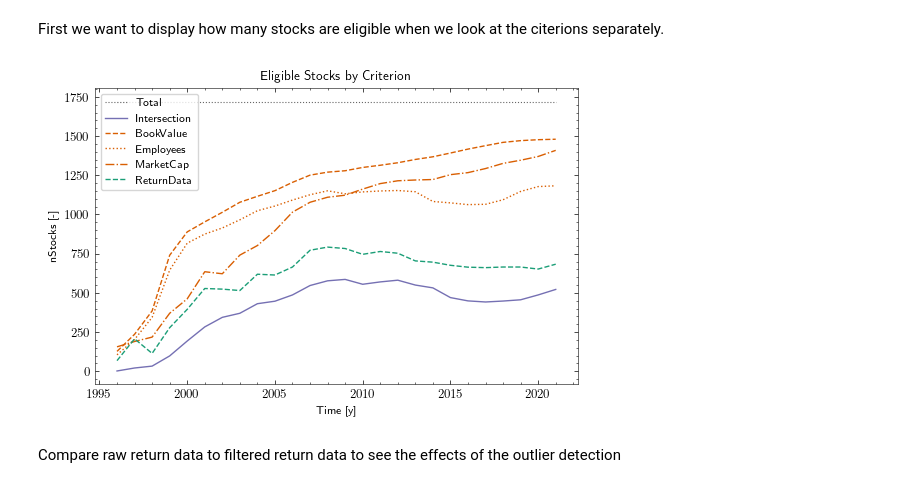
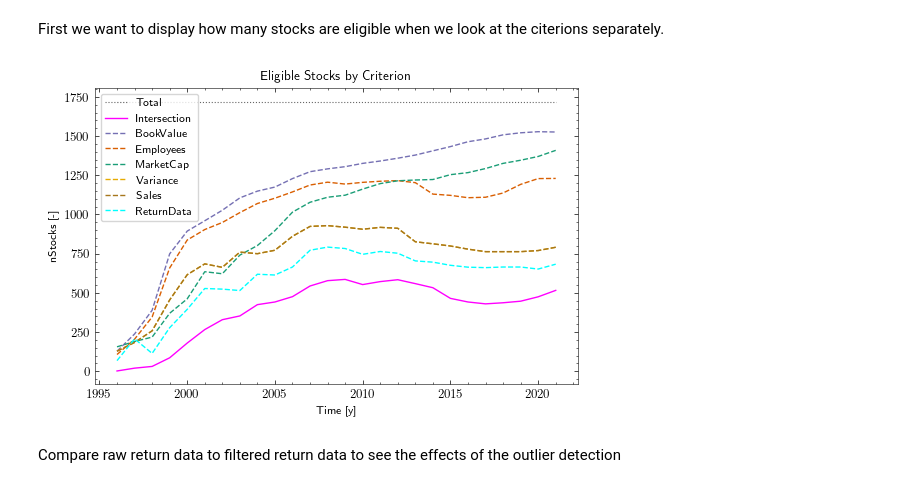
Before and after one commit to Mov0/FDS_Smart_Betas, a Jupyter notebook: 4_Figures.ipynb, the cells around one changed output. Drawn from its saved outputs; the diff is of its cells as text; code cells hidden in the pictures.

```diff
--- a/4_Figures.ipynb
+++ b/4_Figures.ipynb
@@ -45,6 +45,8 @@ def unusableReturns(ric, year):
 df_market_cap = pd.read_pickle("UsableData/MarketCap.pkl")
 df_employees = pd.read_pickle("UsableData/Employees.pkl")
 df_book_value = pd.read_pickle("UsableData/BookValue.pkl")
+df_variance = pd.read_pickle("UsableData/Variance.pkl")
+df_sales = pd.read_pickle("UsableData/Sales.pkl")
 df_returns = pd.read_pickle("UsableData/Returns.pkl").T
 df_eligible = pd.read_pickle("UsableData/EligibleStocks.pkl")
 df_raw = pd.read_csv("RawData/FirmData.csv")
@@ -55,6 +57,8 @@ x = df_eligible.columns.to_list()
 y_MC = np.zeros(len(x))
 y_EMP = np.zeros(len(x))
 y_BV = np.zeros(len(x))
+y_VAR = np.zeros(len(x))
+y_SAL = np.zeros(len(x))
 y_RT = np.zeros(len(x))
 y_EL = np.zeros(len(x))
 y_Ref = np.full(len(x), len(df_raw.index))
@@ -68,6 +72,8 @@ for ric in df_market_cap.index:
         mc = df_market_cap.loc[ric, year]
         emp = df_employees.loc[ric, year]
         bv = df_book_value.loc[ric, year]
+        var = df_variance.loc[ric, year]
+        sal = df_variance.loc[ric, year]
         i = x.index(year)
         if not math.isnan(mc):
             y_MC[i] +=1
@@ -75,29 +81,36 @@ for ric in df_market_cap.index:
             y_EMP[i] += 1
         if not math.isnan(bv):
             y_BV[i] += 1
+        if not math.isnan(var):
+            y_VAR[i] += 1
+        if not math.isnan(sal):
+            y_SAL[i] += 1
         if not unusableReturns(ric, year):
             y_RT[i] += 1
 # %%
 # Plot number of eligible stocks by criterion
 
 fig = plt.figure(figsize = (fig_width, fig_height))
 
 plt.plot(x, y_Ref, label="Total", color= colors[7], linestyle="dotted", linewidth=0.8)
-plt.plot(x, y_EL, label="Intersection", color = colors[2])
-plt.plot(x, y_BV, label="BookValue", color = colors[1], linestyle="dashed")
-plt.plot(x, y_EMP, label="Employees", color = colors[1], linestyle="dotted")
-plt.plot(x, y_MC, label="MarketCap", color = colors[1], linestyle="dashdot")
-plt.plot(x, y_RT, label="ReturnData", color = colors[0], linestyle="dashed")
+plt.plot(x, y_EL, label="Intersection", color = "magenta")
+plt.plot(x, y_BV, label="BookValue", color = colors[2], linestyle="dashed")
+plt.plot(x, y_EMP, label="Employees", color = colors[1], linestyle="dashed")
+plt.plot(x, y_MC, label="MarketCap", color = colors[0], linestyle="dashed")
+plt.plot(x, y_VAR, label="Variance", color = colors[5], linestyle="dashed")
+plt.plot(x, y_SAL, label="Sales", color = colors[6], linestyle="dashed")
+plt.plot(x, y_RT, label="ReturnData", color = "cyan", linestyle="dashed")
+
 
 plt.title("Eligible Stocks by Criterion")
 plt.xlabel("Time [y]")
 plt.ylabel("nStocks [-]")
-plt.legend(loc="upper left")
+plt.legend(loc="best")
 
 plt.savefig('Figures/nStocks.png', pad_inches = .1, bbox_inches = 'tight', dpi=DPI)
 plt.savefig('Figures/nStocks.pdf', pad_inches = .1, bbox_inches = 'tight')
 # %% [output]
-[figure, old version]
+[figure, new version]
 # %% [markdown]
 Compare raw return data to filtered return data to see the effects of the outlier detection
 # %%
```
Also changed, not shown: parts of 6 cells of this notebook, 36 other files.
